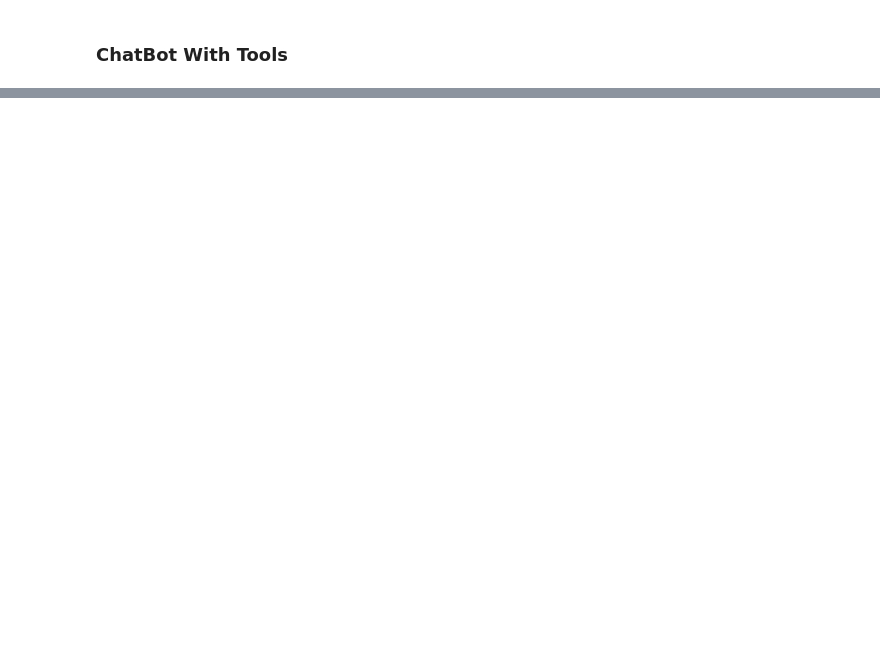
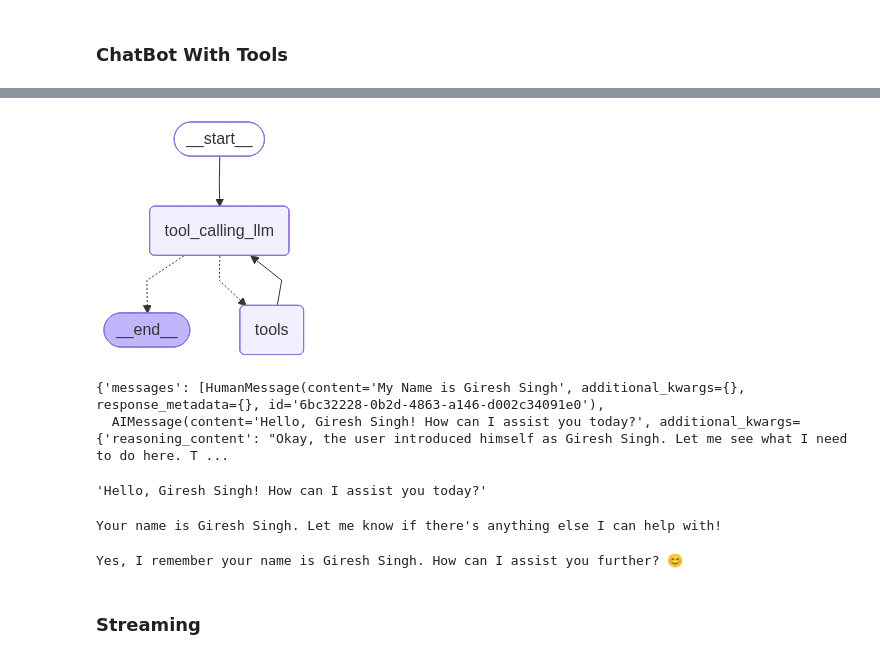
Before and after one commit to giresh-singh/langchainupdated, a Jupyter notebook: updatedlangchain/7-basicchatbot.ipynb, the cells around one changed output, grey strips where cells are left out. Saved outputs shown, nothing was run; the diff lists cells and outputs as text; code cells hidden in the pictures; blank space fills up the shorter version.

```diff
--- a/updatedlangchain/7-basicchatbot.ipynb
+++ b/updatedlangchain/7-basicchatbot.ipynb
@@ -96,0 +370,67 @@ tool.invoke("What is langgraph")
+# %%
+## StateGraph
+from langgraph.graph import StateGraph, START,END
+from langgraph.prebuilt import ToolNode
+from langgraph.prebuilt import tools_condition
+from langgraph.checkpoint.memory import MemorySaver ## this facilate graph to memorize conversations
+
+## initialize memory saver
+memory = MemorySaver()
+
+## Node Definition
+def tool_calling_llm(state:State):
+    return{
+            "messages":[model_with_tools.invoke(state["messages"])]
+           }
+
+## Graph
+builder = StateGraph(State)
+builder.add_node("tool_calling_llm",tool_calling_llm)
+builder.add_node("tools",ToolNode(tools))
+
+## Add Edges
+
+builder.add_edge(START,"tool_calling_llm")
+builder.add_conditional_edges(
+    "tool_calling_llm",
+    # If the latest message (result) from assistant is tool call -> tools_condition routes to tool
+    # If the latest message (result) from assistant is not a tool call -> tools_condition routes to END
+    tools_condition
+)
+
+builder.add_edge("tools","tool_calling_llm") ## Change END -> with tool_calling_llm
+
+graph = builder.compile(checkpointer=memory) ## While compling we will add Memory checkpoin
+
+from IPython.display import display,Image
+try:
+    display(Image(graph.get_graph().draw_mermaid_png()))
+except Exception:
+    pass
+# %% [output]
+[figure, added]
+# %%
+## Create Config and then give thread id for each conversation to add in memory
+config =  {"configurable":{"thread_id":"1"}}
+## invoke graph
+response = graph.invoke({"messages":"My Name is Giresh Singh"},config=config)
+response
+# %% [output]
+{'messages': [HumanMessage(content='My Name is Giresh Singh', additional_kwargs={}, response_metadata={}, id='6bc32228-0b2d-4863-a146-d002c34091e0'),
+  AIMessage(content='Hello, Giresh Singh! How can I assist you today?', additional_kwargs={'reasoning_content': "Okay, the user introduced himself as Giresh Singh. Let me see what I need to do here. T ...
+# %%
+response['messages'][-1].content
+# %% [output]
+'Hello, Giresh Singh! How can I assist you today?'
+# %%
+response = graph.invoke({"messages":"What is My Name ?"},config=config)
+print(response['messages'][-1].content)
+# %% [output]
+Your name is Giresh Singh. Let me know if there's anything else I can help with!
+# %%
+response = graph.invoke({"messages":"Do you remember My Name ?"},config=config)
+print(response['messages'][-1].content)
+# %% [output]
+Yes, I remember your name is Giresh Singh. How can I assist you further? 😊
+# %% [markdown]
+### Streaming
```
Also changed, not shown: parts of 23 cells of this notebook.
